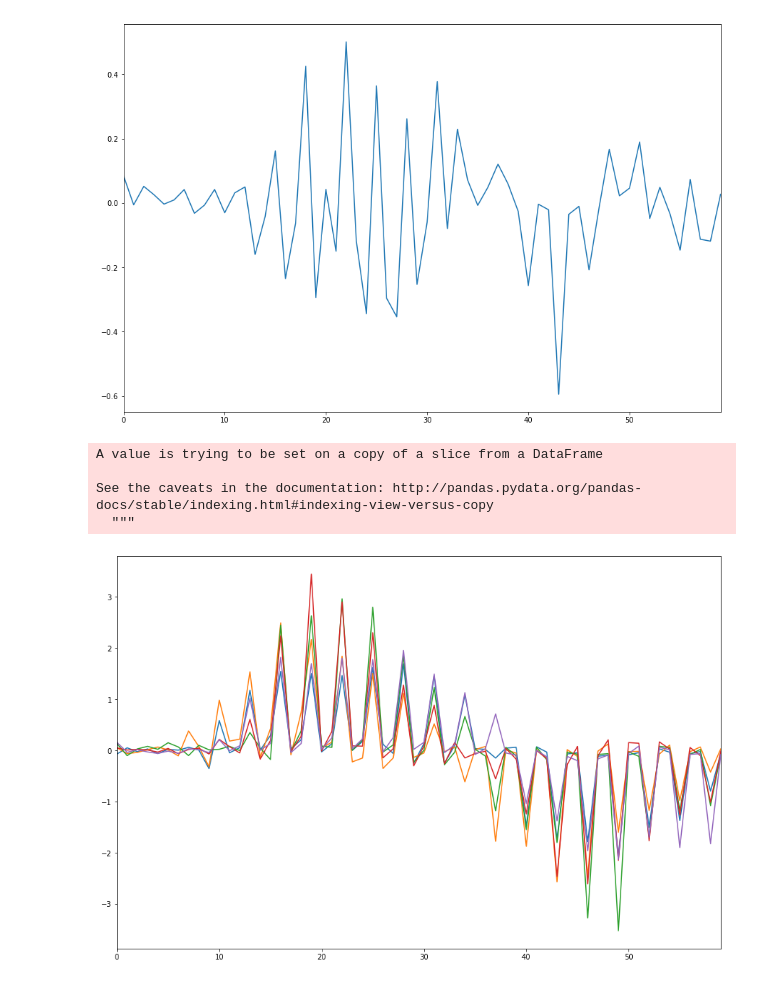
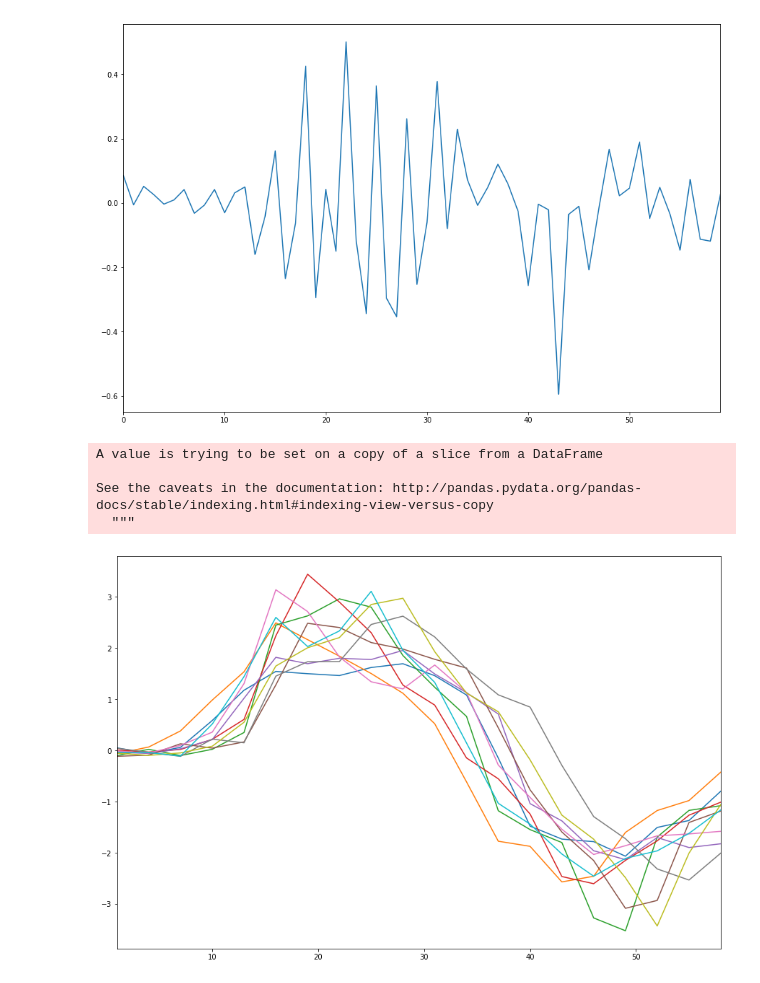
Before and after one commit to tripzone/accelorometerML, a Jupyter notebook: mlEngine/accelero.ipynb, the cells around one changed output. Saved outputs shown, nothing was run; the diff lists cells and outputs as text; code cells hidden in the pictures.

```diff
--- a/mlEngine/accelero.ipynb
+++ b/mlEngine/accelero.ipynb
@@ -37,15 +39,15 @@ See the caveats in the documentation: http://pandas.pydata.org/pandas-docs/stabl
 # %%
 
 y2 = dummy[dummy['y']=='2']
 
 plt.figure(figsize=(15,10))
 y2.drop('y', axis=1,inplace=True)
 y2n = y2[y2.columns[1::3]]
-for i in range(5):
-    y2.iloc[i].plot()
+for i in range(10):
+    y2n.iloc[i].plot()
 # %% [output]
 A value is trying to be set on a copy of a slice from a DataFrame
 
 See the caveats in the documentation: http://pandas.pydata.org/pandas-docs/stable/indexing.html#indexing-view-versus-copy
   """
-[figure, old version]
+[figure, new version]
```
Also changed, not shown: parts of 15 cells of this notebook, 4 other files.
